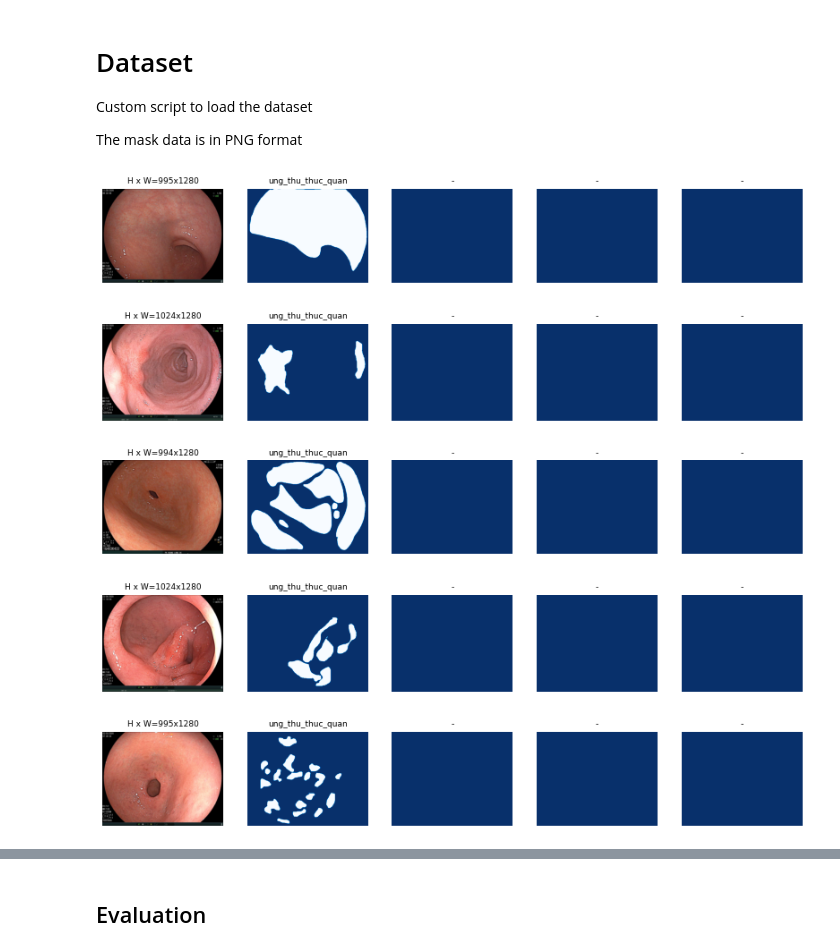
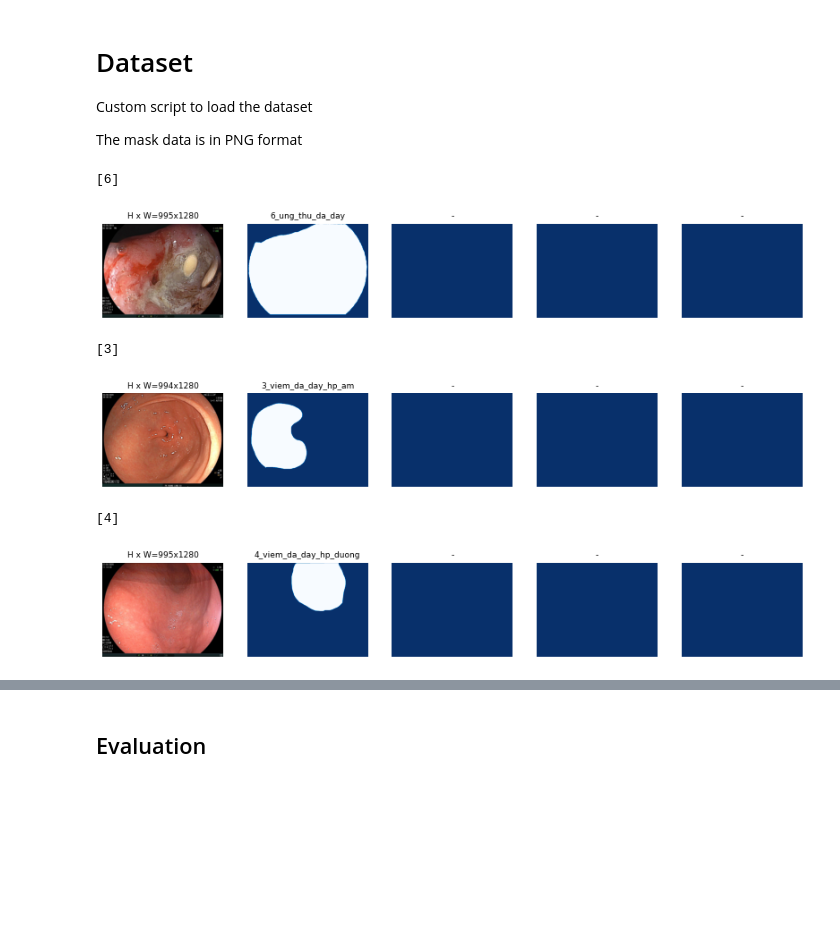
Before and after one commit to huynhducmink/Master_computervision_final, a Jupyter notebook: samples/Compvision_final.ipynb, the cells around one changed output, grey strips where cells are left out. Cells and saved outputs as stored; diff of their text form; code cells hidden in the pictures; blank space fills up the shorter version.

```diff
--- a/samples/Compvision_final.ipynb
+++ b/samples/Compvision_final.ipynb
@@ -121,12 +121,12 @@ class MinhDataset(utils.Dataset):
     def load_minh(self,dataset_dir,subset):
 
         #add class
-        self.add_class("minh",1,"ung_thu_thuc_quan")
-        self.add_class("minh",2,"viem_thuc_quan")
-        self.add_class("minh",3,"viem_da_day_hp_am")
-        self.add_class("minh",4,"viem_da_day_hp_duong")
-        self.add_class("minh",5,"loet_hoanh_ta_trang")
-        self.add_class("minh",6,"ung_thu_da_day")
+        self.add_class("minh",1,"1_ung_thu_thuc_quan")
+        self.add_class("minh",2,"2_viem_thuc_quan")
+        self.add_class("minh",3,"3_viem_da_day_hp_am")
+        self.add_class("minh",4,"4_viem_da_day_hp_duong")
+        self.add_class("minh",5,"5_loet_hoanh_ta_trang")
+        self.add_class("minh",6,"6_ung_thu_da_day")
 
         #train or val dataset
         for i_class in os.listdir(dataset_dir):
@@ -137,7 +137,7 @@ class MinhDataset(utils.Dataset):
                         i_image_mask_path = os.path.join(dataset_dir,i_class,i_sub_class,"mask_images",os.path.splitext(i_image_name)[0]+".png")
                         image = skimage.io.imread(i_image_path)
                         height,width = image.shape[:2]
-                        self.add_image("minh",image_id=i_image_path,path=i_image_path,mask_path=i_image_mask_path,width=width,height=height)
+                        self.add_image("minh",image_id=i_image_path,path=i_image_path,mask_path=i_image_mask_path,width=width,height=height,custom_class=i_class)
     #def load_image(self,image_id):
     #    image_path = self.image_info[image_id]
     #    image = skimage.io.imread(image_path)
@@ -147,7 +147,9 @@ class MinhDataset(utils.Dataset):
         mask = np.zeros([info["height"], info["width"], 1], dtype=np.uint8)
         mask_png = skimage.io.imread(info["mask_path"])
         mask_png.shape = mask_png.shape + (1,)
-        return mask_png, np.ones([mask.shape[-1]], dtype=np.int32)
+        mask_class = [int(info["custom_class"][0])]
+        return mask_png, np.array(mask_class, dtype=np.int32)
+        #return mask_png, mask_class
 # %%
 dataset_train = MinhDataset()
 dataset_train.load_minh(dataset_dir,"train")
@@ -157,17 +159,19 @@ dataset_val = MinhDataset()
 dataset_val.load_minh(dataset_dir,"val")
 dataset_val.prepare()
 # %%
-image_ids = np.random.choice(dataset_train.image_ids,5)
+image_ids = np.random.choice(dataset_train.image_ids,3)
 for image_id in image_ids:
     image = dataset_train.load_image(image_id)
     mask,class_ids = dataset_train.load_mask(image_id)
+    print(class_ids)
     visualize.display_top_masks(image, mask, class_ids, dataset_train.class_names)
 # %% [output]
+[6]
-[figure, old version]
+[figure, new version]
+[3]
-[figure, old version]
+[figure, new version]
+[4]
-[figure, old version]
+[figure, new version]
-[figure, removed]
-[figure, removed]
 # %%
 # Create model in training mode
 model = modellib.MaskRCNN(mode="training", config=config,
```
Also changed, not shown: parts of 6 cells of this notebook, 1 other file.
